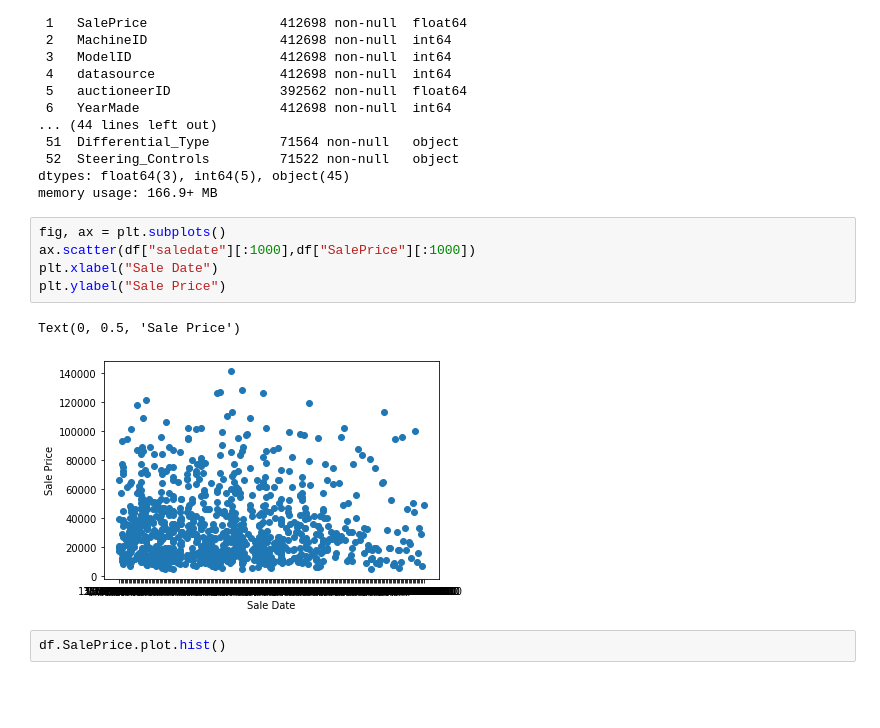
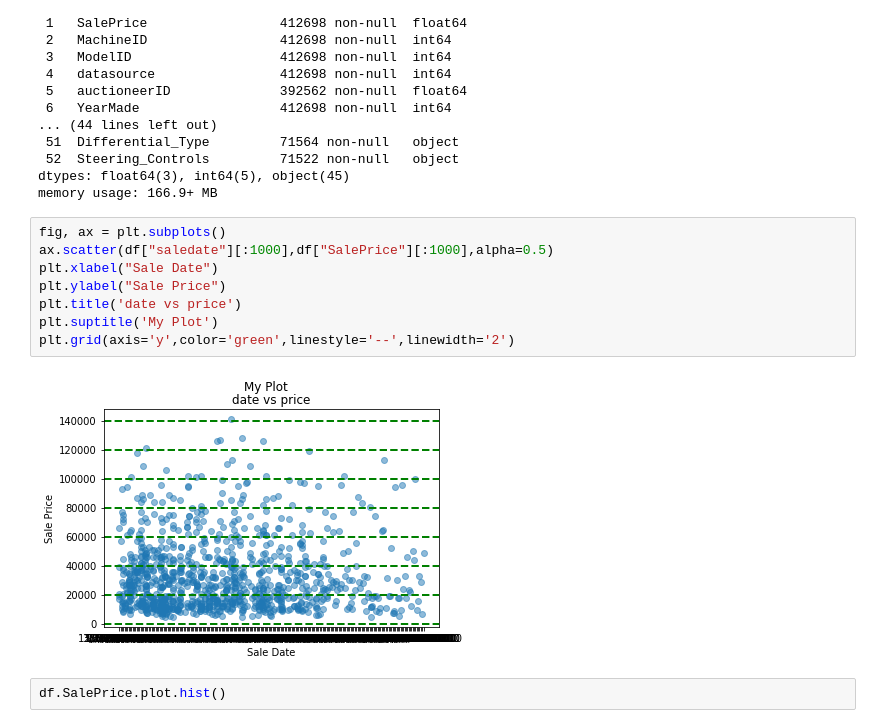
Before and after one commit to rohitgupta20/Bulldozer-price-prediction, a Jupyter notebook: Bulldozer price prediction.ipynb, the cells around one changed output. Drawn from its saved outputs; the diff is of its cells as text; blank space fills up the shorter version.

```diff
--- a/Bulldozer price prediction.ipynb
+++ b/Bulldozer price prediction.ipynb
@@ -82,12 +82,14 @@ dtypes: float64(3), int64(5), object(45)
 memory usage: 166.9+ MB
 # %%
 fig, ax = plt.subplots()
-ax.scatter(df["saledate"][:1000],df["SalePrice"][:1000])
+ax.scatter(df["saledate"][:1000],df["SalePrice"][:1000],alpha=0.5)
 plt.xlabel("Sale Date")
 plt.ylabel("Sale Price")
+plt.title('date vs price')
+plt.suptitle('My Plot')
+plt.grid(axis='y',color='green',linestyle='--',linewidth='2')
 # %% [output]
-Text(0, 0.5, 'Sale Price')
-[figure, old version]
+[figure, new version]
 # %%
 df.SalePrice.plot.hist()
 # %% [output]
```
Also changed, not shown: parts of 13 cells of this notebook.
